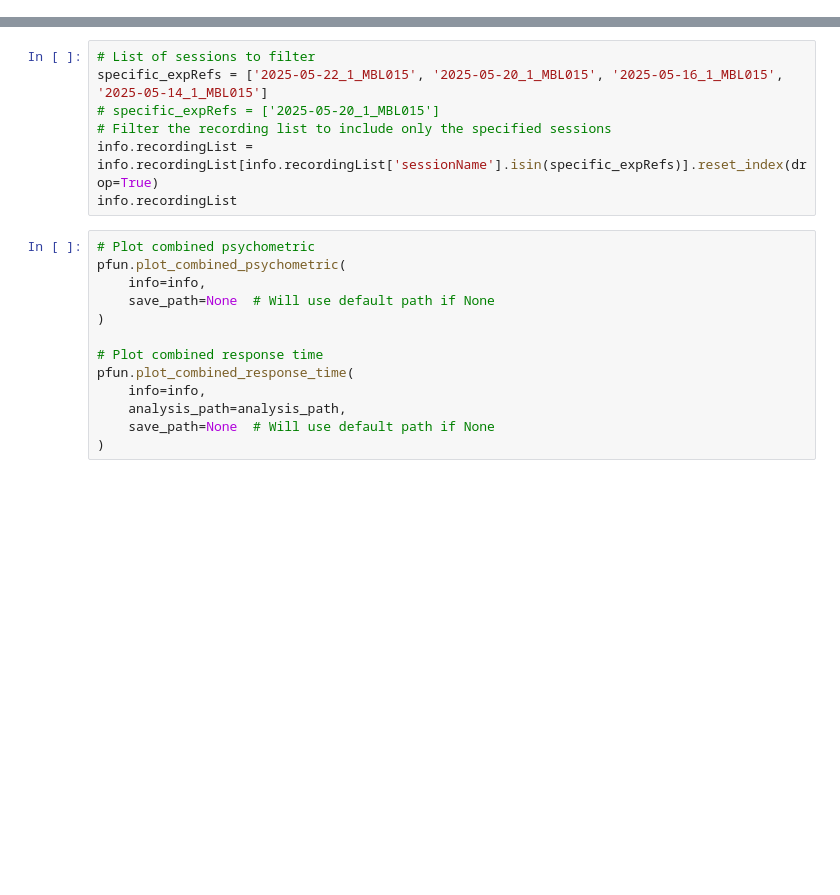
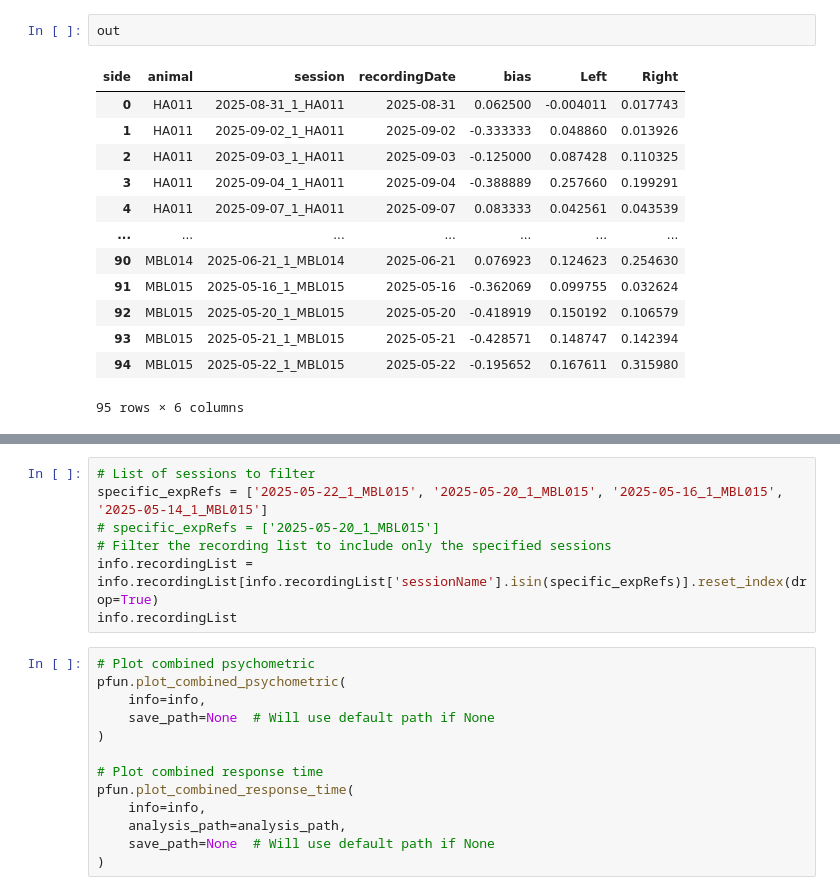
Before and after one commit to huriyeatg/sideBiasLateralisation, a Jupyter notebook: sideBiasLateralisation_combinedanalysis.ipynb, the cells around one changed output, grey strips where cells are left out. Saved outputs shown, nothing was run; the diff lists cells and outputs as text; blank space fills up the shorter version.

```diff
--- a/sideBiasLateralisation_combinedanalysis.ipynb
+++ b/sideBiasLateralisation_combinedanalysis.ipynb
@@ -28,0 +277,16 @@ info.recordingList
+# %%
+out
+# %% [output]
+| side | animal | session | recordingDate | bias | Left | Right |
+| 0 | HA011 | 2025-08-31_1_HA011 | 2025-08-31 | 0.062500 | -0.004011 | 0.017743 |
+| 1 | HA011 | 2025-09-02_1_HA011 | 2025-09-02 | -0.333333 | 0.048860 | 0.013926 |
+| 2 | HA011 | 2025-09-03_1_HA011 | 2025-09-03 | -0.125000 | 0.087428 | 0.110325 |
+| 3 | HA011 | 2025-09-04_1_HA011 | 2025-09-04 | -0.388889 | 0.257660 | 0.199291 |
+| 4 | HA011 | 2025-09-07_1_HA011 | 2025-09-07 | 0.083333 | 0.042561 | 0.043539 |
+| ... | ... | ... | ... | ... | ... | ... |
+| 90 | MBL014 | 2025-06-21_1_MBL014 | 2025-06-21 | 0.076923 | 0.124623 | 0.254630 |
+| 91 | MBL015 | 2025-05-16_1_MBL015 | 2025-05-16 | -0.362069 | 0.099755 | 0.032624 |
+| 92 | MBL015 | 2025-05-20_1_MBL015 | 2025-05-20 | -0.418919 | 0.150192 | 0.106579 |
+| 93 | MBL015 | 2025-05-21_1_MBL015 | 2025-05-21 | -0.428571 | 0.148747 | 0.142394 |
+| 94 | MBL015 | 2025-05-22_1_MBL015 | 2025-05-22 | -0.195652 | 0.167611 | 0.315980 |
+95 rows × 6 columns
```
Also changed, not shown: parts of 7 cells of this notebook, 4 other files.
